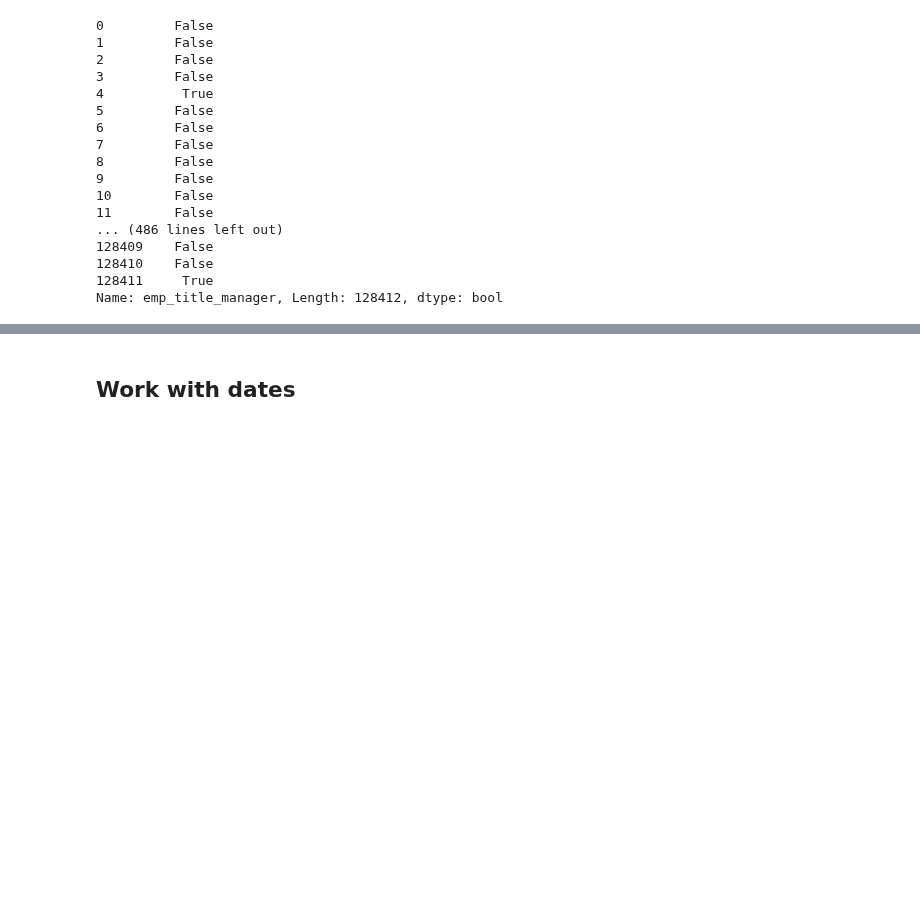
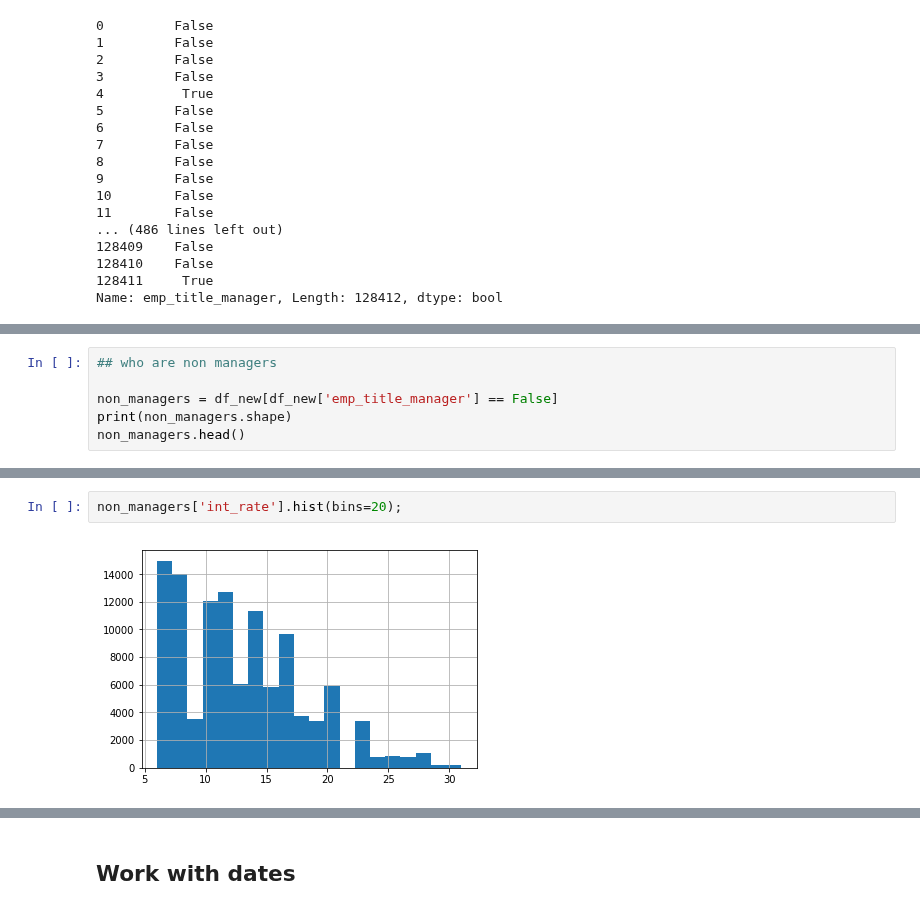
Before and after one commit to bloominstituteoftechnology/DS-Unit-1-Sprint-1-Dealing-With-Data, a Jupyter notebook: module4-makefeatures/LS_DS_114_Make_features.ipynb, the cells around one changed output, grey strips where cells are left out. Drawn from its saved outputs; the diff is of its cells as text; blank space fills up the shorter version.

```diff
--- a/module4-makefeatures/LS_DS_114_Make_features.ipynb
+++ b/module4-makefeatures/LS_DS_114_Make_features.ipynb
@@ -559,0 +629,6 @@ Name: emp_title_manager, Length: 128412, dtype: bool
+# %%
+## who are non managers
+
+non_managers = df_new[df_new['emp_title_manager'] == False]
+print(non_managers.shape)
+non_managers.head()
@@ -559,0 +647,4 @@ Name: emp_title_manager, Length: 128412, dtype: bool
+# %%
+non_managers['int_rate'].hist(bins=20);
+# %% [output]
+[figure, added]
```
Also changed, not shown: parts of 29 cells of this notebook.
